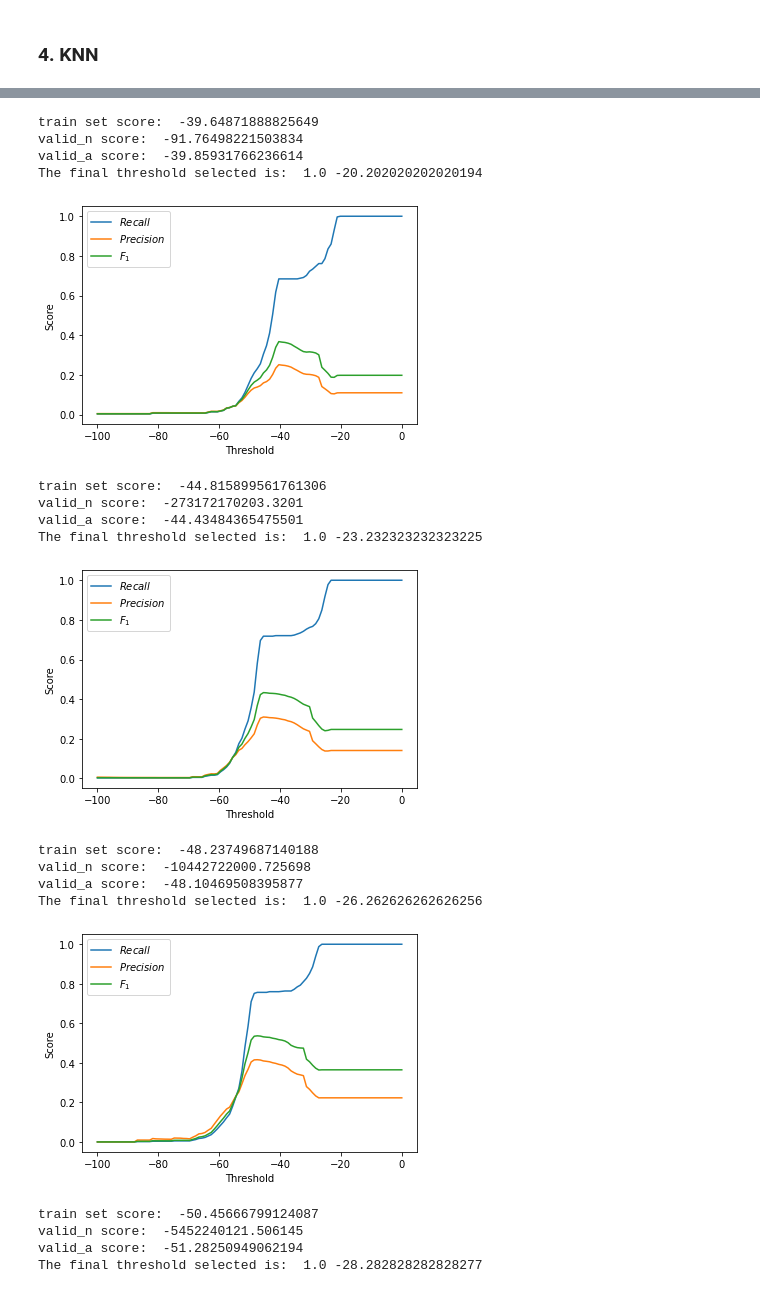
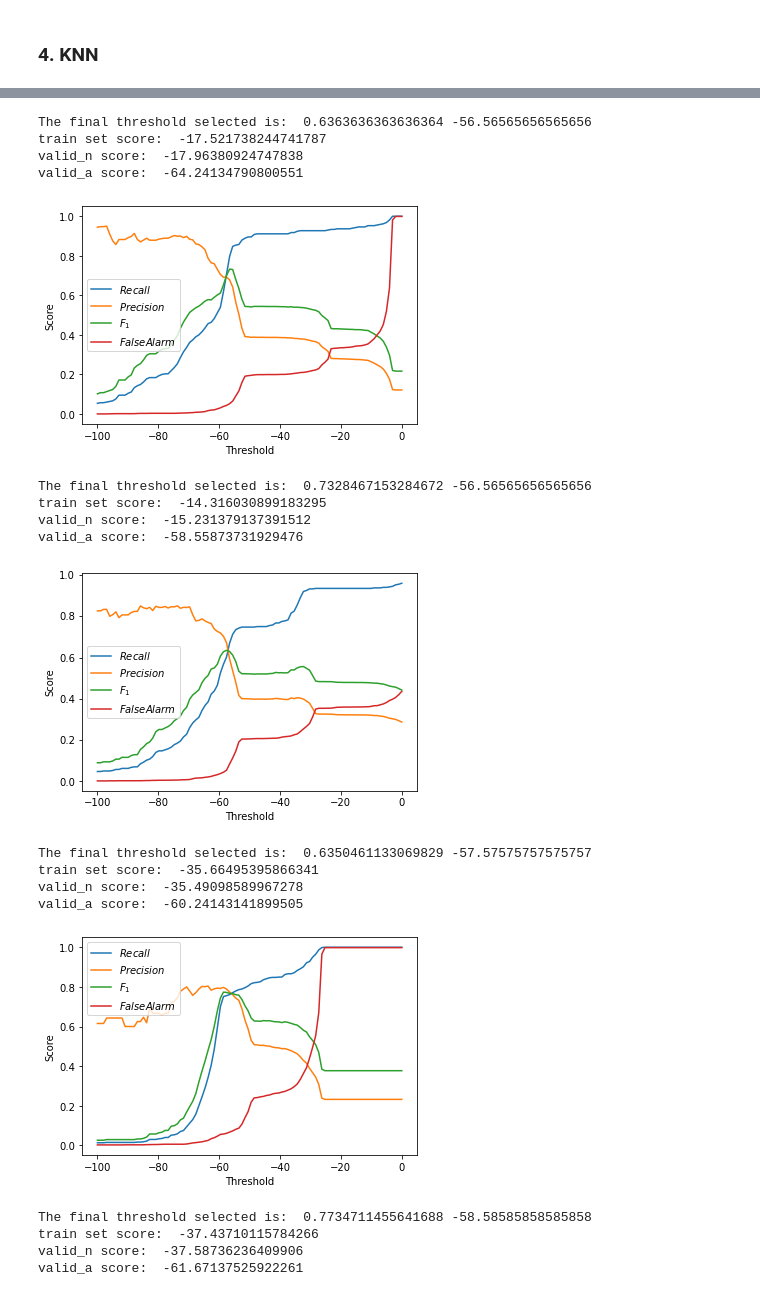
Before and after one commit to Kris2Wu/ACD, a Jupyter notebook: model_training_detection/machine_learning_train_pipeline.ipynb, the cells around one changed output, grey strips where cells are left out. Cells and saved outputs as stored; diff of their text form; code cells hidden in the pictures.

```diff
--- a/model_training_detection/machine_learning_train_pipeline.ipynb
+++ b/model_training_detection/machine_learning_train_pipeline.ipynb
@@ -124,6 +126,9 @@ def plot_timewindow_figure(scores, method):
     [accuracy_scores, recall_scores, f1_scores, fprs] = scores
     x = timewindows
     fig = plt.figure(facecolor='white',figsize=(13, 5))
+
+    for i in range(len(accuracy_scores)):
+        print("{}{}{}{}".format(accuracy_scores[i]*100, recall_scores[i]*100, f1_scores[i]*100, fprs[i]*100))
 
     plt.subplot(1, 2, 1)
     plt.plot(x, accuracy_scores, color='r', label='Accuracy')
@@ -168,6 +173,8 @@ def data_preparation_pipeline():
     dfs = preprocess_pipeline(dfs)
     data = train_test_split_pipeline(dfs, test_size=0.3)
     return data
+
+data = data_preparation_pipeline()
 # %% [markdown]
 ## Basic information about Datasets
 # %%
@@ -263,7 +298,7 @@ from sklearn.metrics import confusion_matrix, precision_score
 from sklearn.mixture import GaussianMixture
 
 def GMM_pipeline(n):
-    data = data_preparation_pipeline()
+    #data = data_preparation_pipeline()
     #features = ['average_mouse_speed', 'useful', 'useless']
     clfs = []
     accuracy_scores = []
@@ -271,9 +306,9 @@ def GMM_pipeline(n):
     f1_scores =[]
     fprs =[]
     for [X_train, X_test, y_train, y_test] in tqdm(data, desc="Training and evaluating"):
-        features = X_train.columns[:]
+        features = ['dist_s', 'angle_s', 'mean_dist', 'min_dist', 'view_dist','average_mouse_speed', 'useful', 'useless', 'aiming', 'shooting','moving']
         X_train['Class']= y_train
-        train = X_train[X_train['Class']==1]
+        train = X_train[X_train['Class']==0]
         X_test = X_test[features]
         X_test['Class']= y_test
         valid, test = train_test_split(X_test, test_size=0.5)
@@ -285,20 +320,24 @@ def GMM_pipeline(n):
         scores = []
         for treshold in tresholds:
             y_hat = (gmm.score_samples(valid[features]) < treshold).astype(int)
+            cm = confusion_matrix(y_pred=y_hat, y_true=valid['Class'].values)
+            tn, fp, fn, tp = cm.ravel()
+            fpr = fp/(fp+tn)
             scores.append([recall_score(y_pred=y_hat, y_true=valid['Class'].values),
             precision_score(y_pred=y_hat, y_true=valid['Class'].values),
-            f1_score(y_pred=y_hat, y_true=valid['Class'].values)])
+            f1_score(y_pred=y_hat, y_true=valid['Class'].values), fpr])
         scores = np.array(scores)
-        print('The final threshold selected is: ', scores[:, 0].max(), tresholds[scores[:, 0].argmax()])
-        best_threshold = tresholds[scores[:, 0].argmax()]
         plt.plot(tresholds, scores[:, 0], label='$Recall$')
         plt.plot(tresholds, scores[:, 1], label='$Precision$')
         plt.plot(tresholds, scores[:, 2], label='$F_1$')
+        plt.plot(tresholds, scores[:, 3], label='$False Alarm$')
         plt.ylabel('Score')
         # plt.xticks(np.logspace(-10, -200, 3))
         plt.xlabel('Threshold')
         plt.legend(loc='best')
         plt.show()
+        print('The final threshold selected is: ', scores[:, 2].max(), tresholds[scores[:, 2].argmax()])
+        best_threshold = tresholds[scores[:, 2].argmax()]
         y_hat = (gmm.score_samples(test[features]) < best_threshold).astype(int)
         accuracy_scores.append(accuracy_score(y_pred=y_hat, y_true=test['Class'].values))
         recall_scores.append(recall_score(y_pred=y_hat, y_true=test['Class'].values))
@@ -307,5 +346,5 @@ def GMM_pipeline(n):
         fprs.append(fp/(fp+tn))
     plot_pipeline([accuracy_scores, recall_scores, f1_scores, fprs], method="GMM")
 # %%
-GMM_pipeline(4)
+GMM_pipeline(5)
 # %% [output]
@@ -317,19 +355,19 @@ The final threshold selected is:  1.0 0.0
-train set score:  -39.64871888825649
-valid_n score:  -91.76498221503834
-valid_a score:  -39.85931766236614
-The final threshold selected is:  1.0 -20.202020202020194
+The final threshold selected is:  0.6363636363636364 -56.56565656565656
+train set score:  -17.521738244741787
+valid_n score:  -17.96380924747838
+valid_a score:  -64.24134790800551
-[figure, old version]
+[figure, new version]
-train set score:  -44.815899561761306
-valid_n score:  -273172170203.3201
-valid_a score:  -44.43484365475501
-The final threshold selected is:  1.0 -23.232323232323225
+The final threshold selected is:  0.7328467153284672 -56.56565656565656
+train set score:  -14.316030899183295
+valid_n score:  -15.231379137391512
+valid_a score:  -58.55873731929476
-[figure, old version]
+[figure, new version]
-train set score:  -48.23749687140188
-valid_n score:  -10442722000.725698
-valid_a score:  -48.10469508395877
-The final threshold selected is:  1.0 -26.262626262626256
+The final threshold selected is:  0.6350461133069829 -57.57575757575757
+train set score:  -35.66495395866341
+valid_n score:  -35.49098589967278
+valid_a score:  -60.24143141899505
-[figure, old version]
+[figure, new version]
-train set score:  -50.45666799124087
-valid_n score:  -5452240121.506145
-valid_a score:  -51.28250949062194
-The final threshold selected is:  1.0 -28.282828282828277
+The final threshold selected is:  0.7734711455641688 -58.58585858585858
+train set score:  -37.43710115784266
+valid_n score:  -37.58736236409906
+valid_a score:  -61.67137525922261
```
Also changed, not shown: parts of 14 cells of this notebook, 1 other file.
